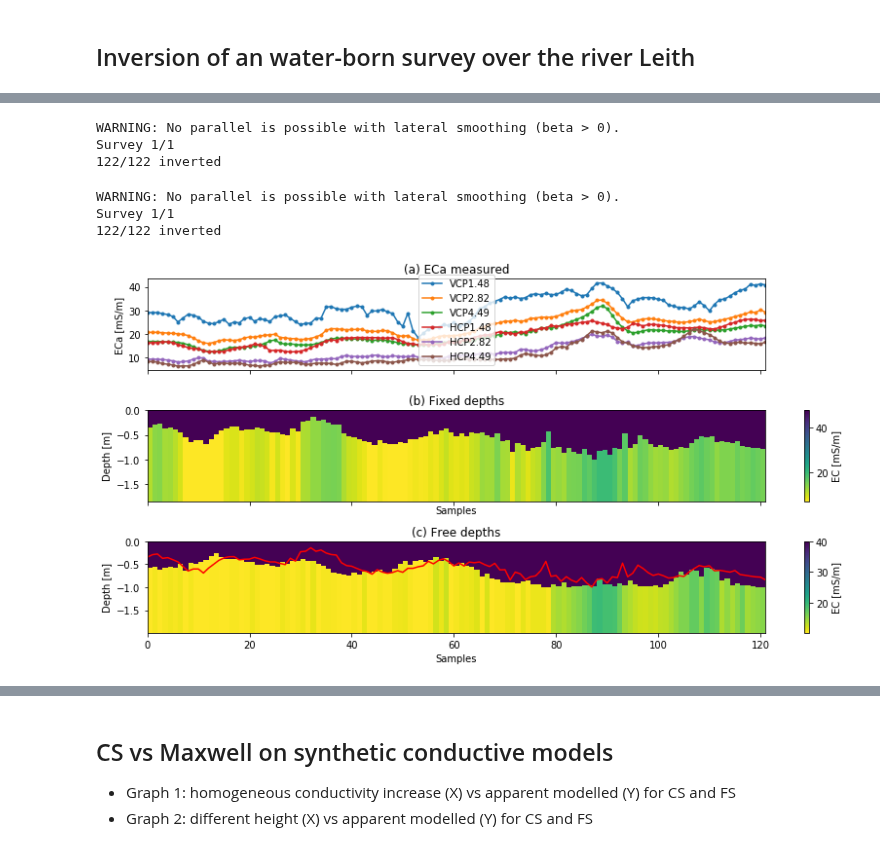
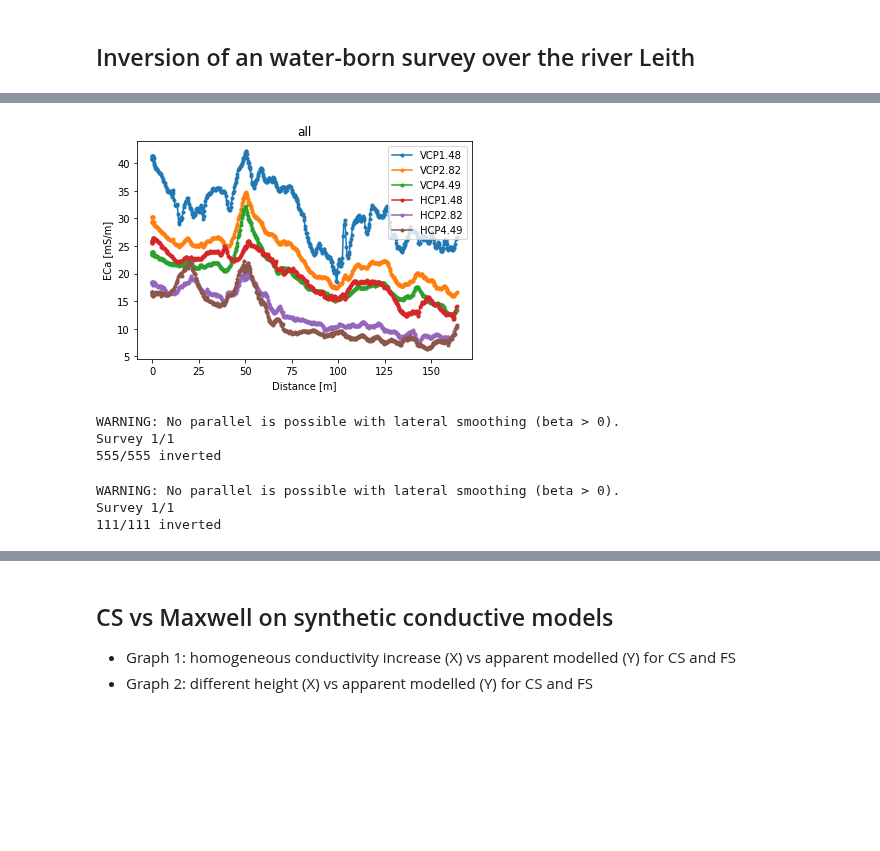
Before and after one commit to hkexgroup/emagpy, a Jupyter notebook: src/em-paper.ipynb, the cells around one changed output, grey strips where cells are left out. Drawn from its saved outputs; the diff is of its cells as text; code cells hidden in the pictures; blank space fills up the shorter version.

```diff
--- a/src/em-paper.ipynb
+++ b/src/em-paper.ipynb
@@ -19,43 +72,29 @@ letters = ['a','b','c','d','e','f','g','h','i','j']
+# %%
+k = Problem()
+k.createSurvey(datadir + 'leith/leith_dataset.csv')
+k.show(dist=True)
+# %% [output]
+[figure, added]
 # %%
 # fixed depths
 k = Problem()
-k.createSurvey(datadir + 'leith/leith_emi.csv')
-k.surveys[0].df = k.surveys[0].df[::5] # larger sampling
-depths = k.surveys[0].df['depth'].values
+k.createSurvey(datadir + 'leith/leith_dataset.csv')
+depths = k.surveys[0].df['depth'].values # measured water depths
+# setting initial model with top layer (the river) with fixed EC of 48 mS/m (measured)
 k.setInit(depths0=depths[:,None], conds0=[48, 20], fixedConds=[True, False])
-k.invert(njobs=-1, beta=0.1)
+k.invert(njobs=-1, beta=0.1) # beta > 0 will cause lateral smoothing
 # %% [output]
 WARNING: No parallel is possible with lateral smoothing (beta > 0).
 Survey 1/1
-122/122 inverted
+555/555 inverted
 # %%
 # free depths
 k2 = Problem()
-k2.createSurvey(datadir + 'leith/leith_emi.csv')
-k2.surveys[0].df = k2.surveys[0].df[::5] # larger sampling
-depths = k2.surveys[0].df['depth'].values
+k2.createSurvey(datadir + 'leith/leith_dataset.csv')
+k2.surveys[0].df = k2.surveys[0].df # larger sampling
 k2.setInit(depths0=[0.5], conds0=[40, 20], fixedDepths=[False], fixedConds=[True, False])
 k2.invert(method='ROPE', njobs=-1, bnds=[(0.1, 1), (10, 20)], beta=0.1)
 # %% [output]
 WARNING: No parallel is possible with lateral smoothing (beta > 0).
 Survey 1/1
-122/122 inverted
+111/111 inverted
-# %%
-fig, axs = plt.subplots(3, 1, figsize=(12,6), sharex=True)
-ax1 = axs[0]
-ax2 = axs[1]
-k.show(ax=ax1)
-ax1.set_title('(a) ECa measured')
-ax1.set_xlabel('')
-k.showResults(ax=ax2, contour=False)
-ax2.set_title('(b) Fixed depths')
-k2.showResults(ax=axs[2], contour=False)
-axs[2].set_title('(c) Free depths')
-axs[2].plot(-depths, 'r')
-pos1 = ax2.get_position()
-pos2 = ax1.get_position()
-ax1.set_position([pos1.x0,pos2.y0,pos1.width,pos2.height])
-#TODO try with other forward model and more repetition
-fig.savefig(outputdir + 'river.jpg', dpi=500)
-# %% [output]
-[figure, removed]
```
Also changed, not shown: parts of 4 cells of this notebook, 4 other files.
